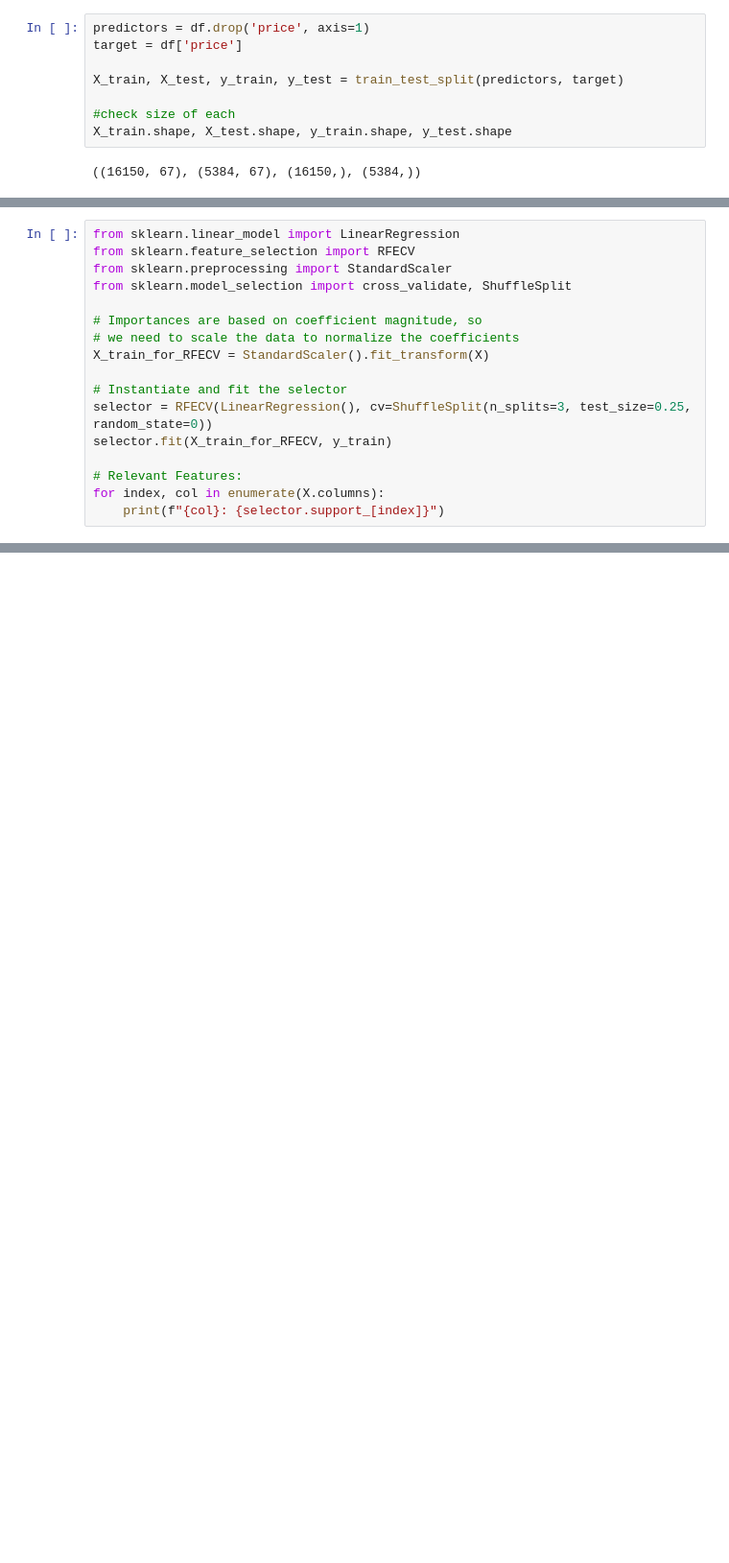
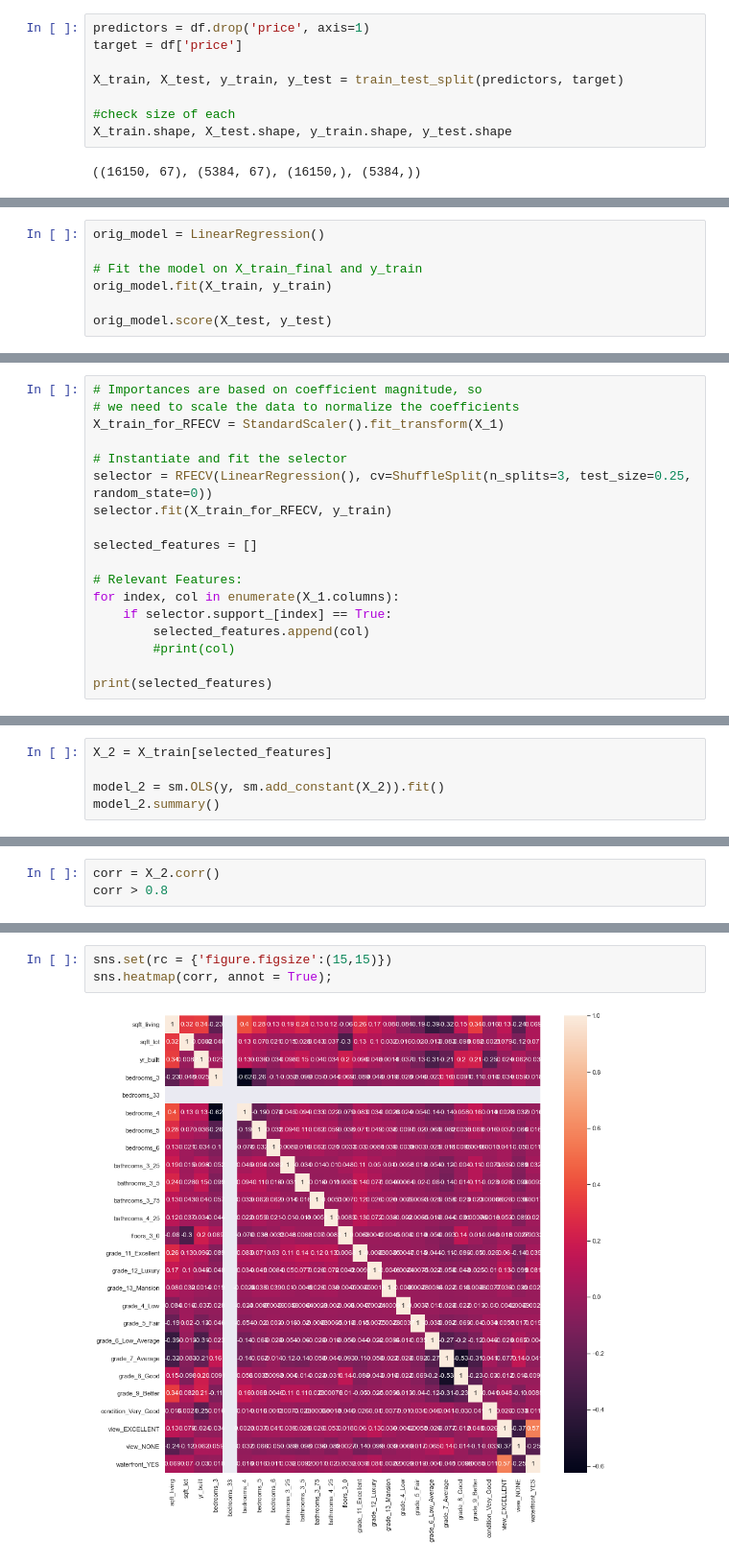
Before and after one commit to shadel96/King_County_Regression_Analysis, a Jupyter notebook: kc_data_modeling.ipynb, the cells around one changed output, grey strips where cells are left out. Shown at 96% size. Saved outputs shown, nothing was run; the diff lists cells and outputs as text; blank space fills up the shorter version.

```diff
--- a/kc_data_modeling.ipynb
+++ b/kc_data_modeling.ipynb
@@ -135,0 +144,7 @@ strong multicollinearity problems or that the design matrix is singular.
+# %%
+orig_model = LinearRegression()
+
+# Fit the model on X_train_final and y_train
+orig_model.fit(X_train, y_train)
+
+orig_model.score(X_test, y_test)
@@ -138,18 +159,19 @@ In order to reduce the number of features, we will use scikit-learn's feature_se
 # %%
-from sklearn.linear_model import LinearRegression
-from sklearn.feature_selection import RFECV
-from sklearn.preprocessing import StandardScaler
-from sklearn.model_selection import cross_validate, ShuffleSplit
-
 # Importances are based on coefficient magnitude, so
 # we need to scale the data to normalize the coefficients
-X_train_for_RFECV = StandardScaler().fit_transform(X)
+X_train_for_RFECV = StandardScaler().fit_transform(X_1)
 
 # Instantiate and fit the selector
 selector = RFECV(LinearRegression(), cv=ShuffleSplit(n_splits=3, test_size=0.25, random_state=0))
 selector.fit(X_train_for_RFECV, y_train)
 
+selected_features = []
+
 # Relevant Features:
-for index, col in enumerate(X.columns):
-    print(f"{col}: {selector.support_[index]}")
+for index, col in enumerate(X_1.columns):
+    if selector.support_[index] == True:
+        selected_features.append(col)
+        #print(col)
+
+print(selected_features)
 # %% [output]
@@ -172,0 +181,5 @@ waterfront_YES: True
+# %%
+X_2 = X_train[selected_features]
+
+model_2 = sm.OLS(y, sm.add_constant(X_2)).fit()
+model_2.summary()
@@ -172,0 +229,3 @@ waterfront_YES: True
+# %%
+corr = X_2.corr()
+corr > 0.8
@@ -172,0 +251,5 @@ waterfront_YES: True
+# %%
+sns.set(rc = {'figure.figsize':(15,15)})
+sns.heatmap(corr, annot = True);
+# %% [output]
+[figure, added]
```
Also changed, not shown: parts of 37 cells of this notebook, 1 other file.
